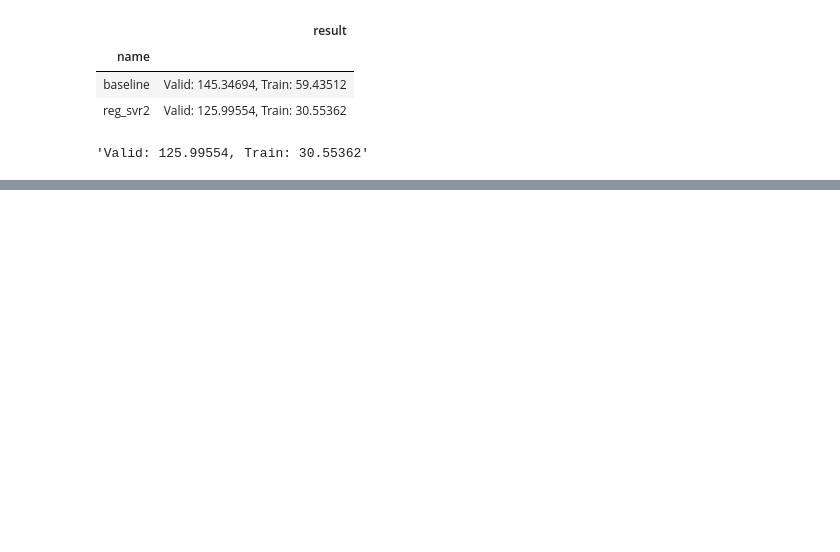
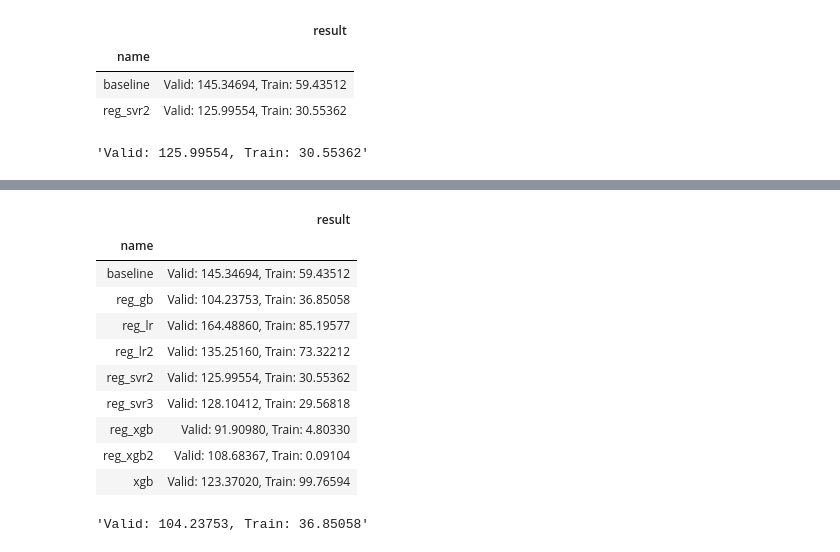
Before and after one commit to sunkusun9/DS_lv3_2603_2, a Jupyter notebook: sec_ds_lv3_prob3_kaggle.ipynb, the cells around one changed output, grey strips where cells are left out. Drawn from its saved outputs; the diff is of its cells as text; code cells hidden in the pictures; blank space fills up the shorter version.

```diff
--- a/sec_ds_lv3_prob3_kaggle.ipynb
+++ b/sec_ds_lv3_prob3_kaggle.ipynb
@@ -439,0 +455,28 @@ reg_gb.fit(df_prob3_train[X_gb], df_prob3_train['target'])
+# %%
+from sklearn.ensemble import GradientBoostingRegressor
+from sklearn.metrics import mean_absolute_error
+
+X_gb = "15분, 30분, 45분, 60분, DayName, Hour, AM, Weekend_yn, Holiday_yn, Avg, TotalHour,생산량, 기온, 풍속, 습도, 강수량, 전기요금(계절), 공장인원, 인건비"
+X_gb = [i.strip() for i in X_gb.split(',')]
+
+ct = ColumnTransformer([
+    ('pt', 'passthrough', X_gb),
+    ('ohe', OneHotEncoder(categories='auto'), ['DayName'])
+])
+reg_gb = make_pipeline(
+    ct, GradientBoostingRegressor(loss = 'huber', max_depth = None, max_leaf_nodes = 31, random_state = 123)
+)
+eval_model('reg_gb', reg_gb)
+# %% [output]
+|  | result |
+| name |  |
+| baseline | Valid: 145.34694, Train: 59.43512 |
+| reg_gb | Valid: 104.23753, Train: 36.85058 |
+| reg_lr | Valid: 164.48860, Train: 85.19577 |
+| reg_lr2 | Valid: 135.25160, Train: 73.32212 |
+| reg_svr2 | Valid: 125.99554, Train: 30.55362 |
+| reg_svr3 | Valid: 128.10412, Train: 29.56818 |
+| reg_xgb | Valid: 91.90980, Train: 4.80330 |
+| reg_xgb2 | Valid: 108.68367, Train: 0.09104 |
+| xgb | Valid: 123.37020, Train: 99.76594 |
+'Valid: 104.23753, Train: 36.85058'
```
Also changed, not shown: parts of 26 cells of this notebook.
